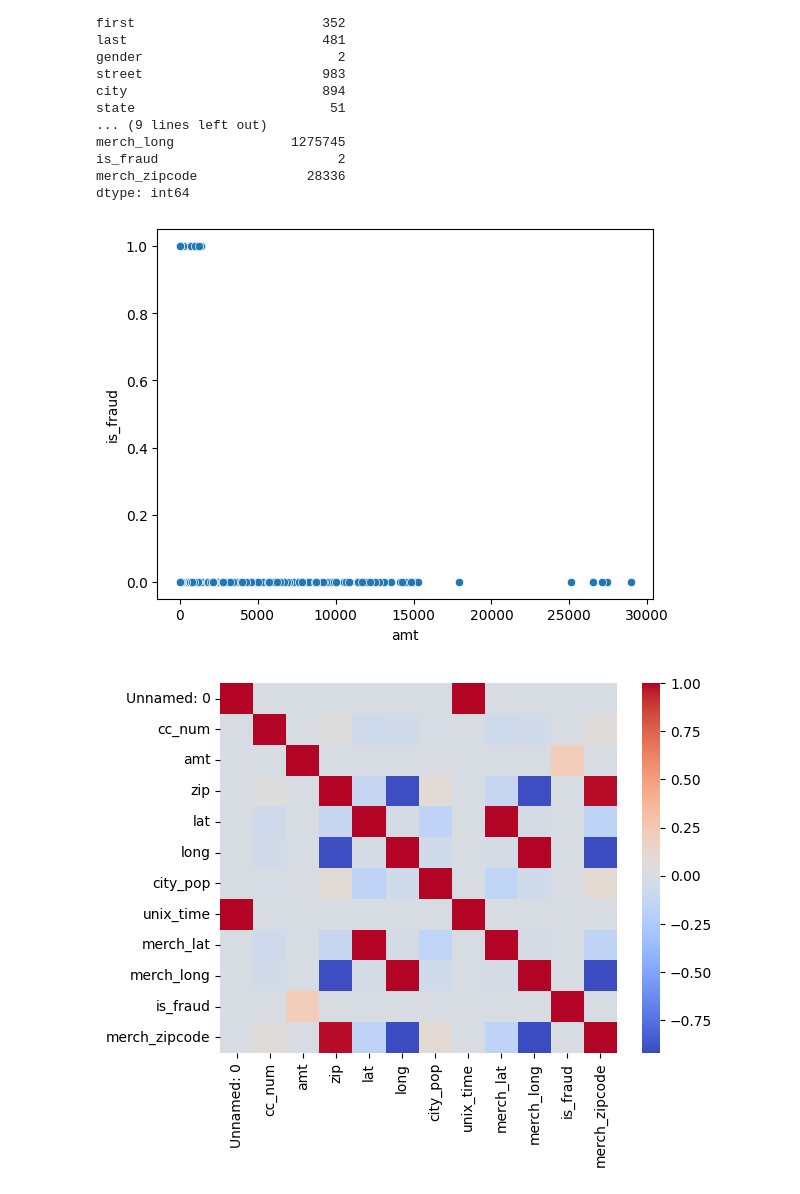
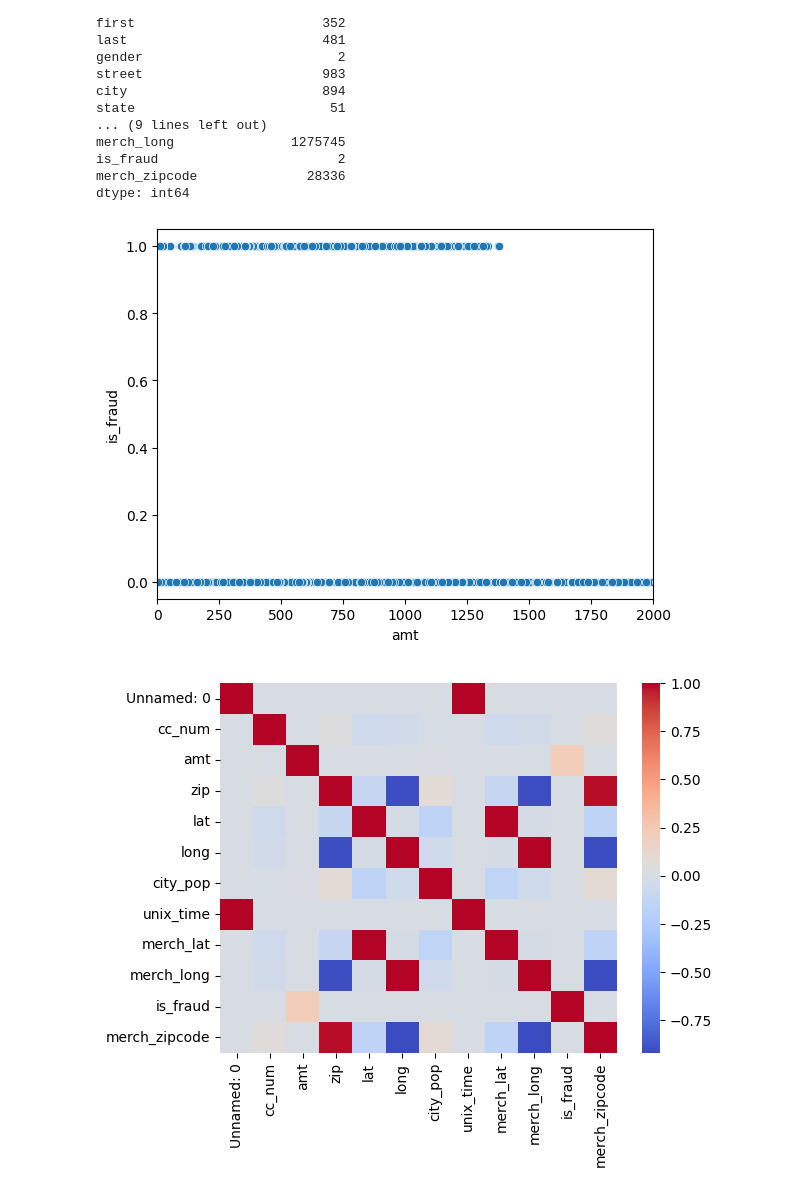
Before and after one commit to AungKaung1971/fraud_detection_model, a Jupyter notebook: notebooks/eda_notebook.ipynb, the cells around one changed output. Saved outputs shown, nothing was run; the diff lists cells and outputs as text; code cells hidden in the pictures.

```diff
--- a/notebooks/eda_notebook.ipynb
+++ b/notebooks/eda_notebook.ipynb
@@ -80,14 +80,15 @@ dtype: int64
 # %%
 # looking at distributions of certain columns:
 # scatter plot
 sns.scatterplot(x='amt',y='is_fraud',data=df)
+plt.xlim(0,2000)
 plt.show()
 
 #correlation heatmap
 corr = df.corr(numeric_only=True)
 
 sns.heatmap(corr, cmap="coolwarm")
 plt.show()
 # %% [output]
-[figure, old version]
+[figure, new version]
 [figure]
```
Also changed, not shown: parts of 2 cells of this notebook.
